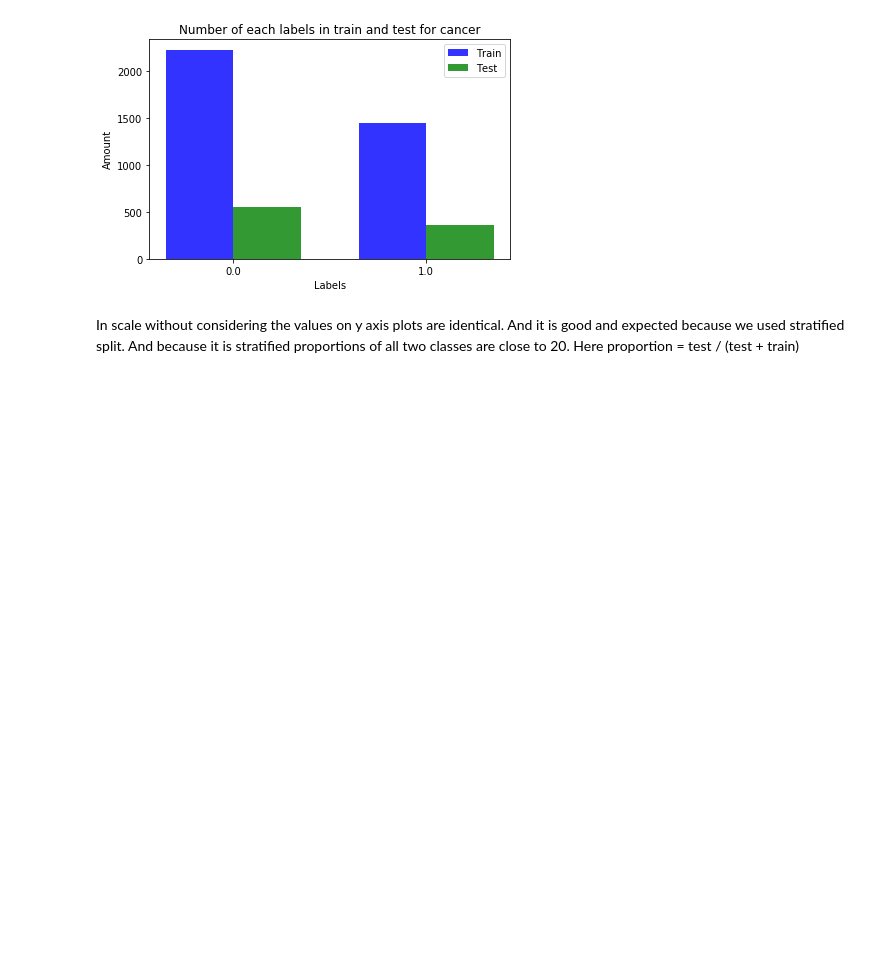
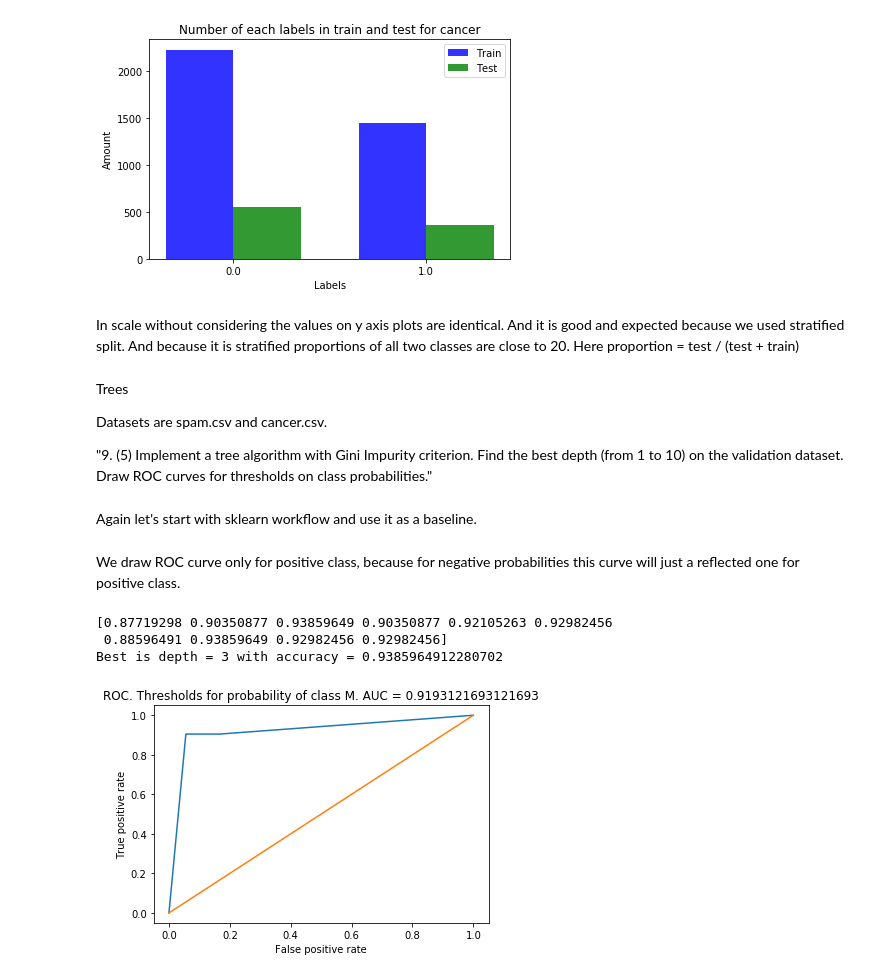
Before and after one commit to RamSaw/MachineLearning, a Jupyter notebook: hw01/hw01.ipynb, the cells around one changed output. Drawn from its saved outputs; the diff is of its cells as text; code cells hidden in the pictures; blank space fills up the shorter version.

Commit message:
Done 9 sklearn

```diff
--- a/hw01/hw01.ipynb
+++ b/hw01/hw01.ipynb
@@ -683,7 +683,7 @@ def draw_proportion_of_classes(y_train, y_test, dataset):
     plt.show()
 # %%
 np.random.seed(global_random_seed)
-_, _, y_train_cancer, y_test_cancer = train_test_split(cancer_X, cancer_y,
+X_train_cancer, X_test_cancer, y_train_cancer, y_test_cancer = train_test_split(cancer_X, cancer_y,
                                                     stratify=cancer_y,
                                                     random_state=global_random_seed,
                                                     test_size=test_size)
@@ -703,3 +703,38 @@ Proportions are: {0.0: 0.20014347202295552, 1.0: 0.20022062879205738}
 [figure]
 # %% [markdown]
 In scale without considering the values on y axis plots are identical. And it is good and expected because we used stratified split. And because it is stratified proportions of all two classes are close to 20. Here proportion = test / (test + train)
+# %% [markdown]
+Trees
+
+Datasets are spam.csv and cancer.csv.
+
+"9. (5) Implement a tree algorithm with Gini Impurity criterion. Find the best depth (from 1 to 10) on the validation dataset. Draw ROC curves for thresholds on class probabilities."
+# %% [markdown]
+Again let's start with sklearn workflow and use it as a baseline.
+# %%
+from sklearn.tree import DecisionTreeClassifier
+from sklearn.metrics import accuracy_score
+np.random.seed(global_random_seed)
+depth_range = range(1, 11)
+depth_clfs = [DecisionTreeClassifier(criterion="gini", max_depth=d, max_features=1, random_state=global_random_seed) for d in depth_range]
+# %% [markdown]
+We draw ROC curve only for positive class, because for negative probabilities this curve will just a reflected one for positive class.
+# %%
+# cancer
+print("Cancer case")
+best_acc = -1
+accuracies = np.zeros(len(depth_clfs))
+for i, clf in enumerate(depth_clfs):
+    clf.fit(X_train_cancer, y_train_cancer)
+    accuracies[i] = accuracy_score(y_test_cancer, clf.predict(X_test_cancer))
+print(accuracies)
+best_clf_index = np.argmax(accuracies)
+print('Best is depth = ' + str(best_clf_index + 1) + ' with accuracy = ' + str(np.max(accuracies)))
+predicted = clf.predict_proba(X_test_cancer)
+fpr, tpr, _ = roc_curve(y_test_cancer, predicted[:, 1], pos_label='M') # all or only test?
+draw_roc_curve(fpr, tpr, "Thresholds for probability of class M. AUC = " + str(roc_auc_score(y_test_cancer, predicted[:, 1])))
+# %% [output]
+[0.87719298 0.90350877 0.93859649 0.90350877 0.92105263 0.92982456
+ 0.88596491 0.93859649 0.92982456 0.92982456]
+Best is depth = 3 with accuracy = 0.9385964912280702
+[figure, added]
```
Also changed, not shown: parts of 3 cells of this notebook.
